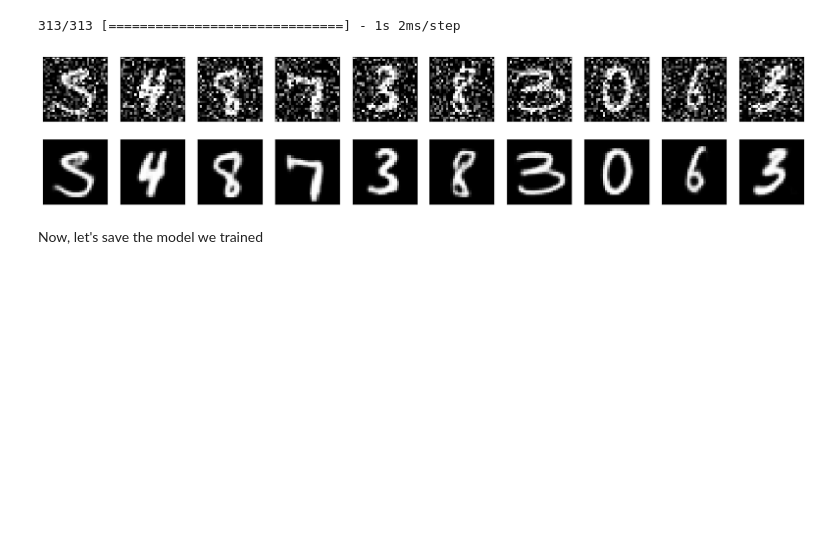
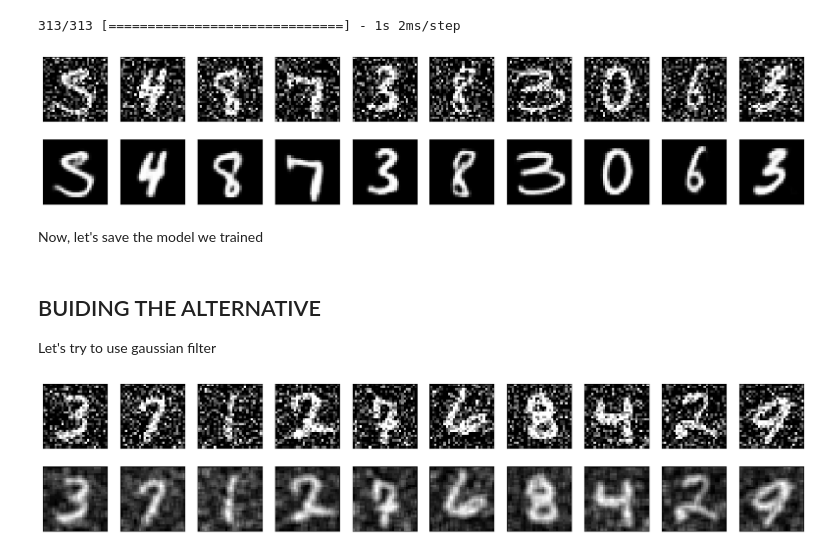
Before and after one commit to KhomenkoCode/computer-vision-final-project, a Jupyter notebook: final_project.ipynb, the cells around one changed output. Cells and saved outputs as stored; diff of their text form; code cells hidden in the pictures; blank space fills up the shorter version.

Commit message:
trying to compare with simple filtering

```diff
--- a/final_project.ipynb
+++ b/final_project.ipynb
@@ -141,3 +141,20 @@ display(noisy_test_data, predictions)
 Now, let's save the model we trained
 # %%
 autoencoder.save('./trained_denoize_model.keras')
+# %% [markdown]
+## BUIDING THE ALTERNATIVE
+Let's try to use gaussian filter
+# %%
+import cv2
+
+noisy_test_data_copy = noisy_test_data.copy()
+blurred_imgs = []
+
+for noizy_img_copy in noisy_test_data_copy:
+    img_blurred = cv2.GaussianBlur(noizy_img_copy, ksize=(3,3), sigmaX=8)
+    blurred_imgs.append(img_blurred)
+
+blurred_imgs = np.array(blurred_imgs)
+display(noisy_test_data_copy, blurred_imgs)
+# %% [output]
+[figure, added]
```
Also changed, not shown: parts of 3 cells of this notebook.
